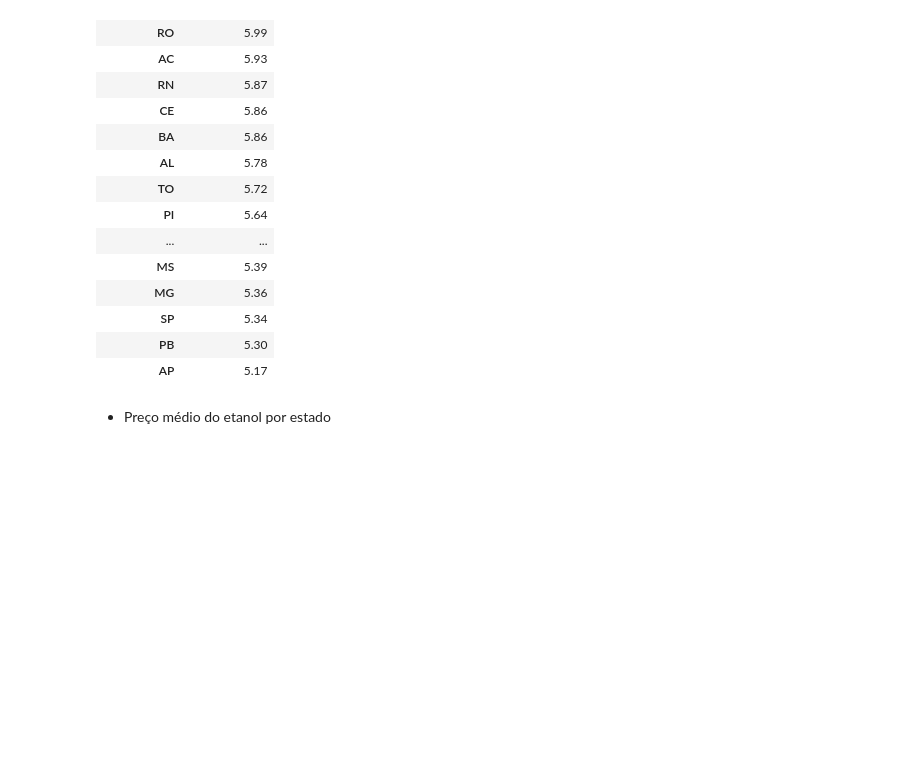
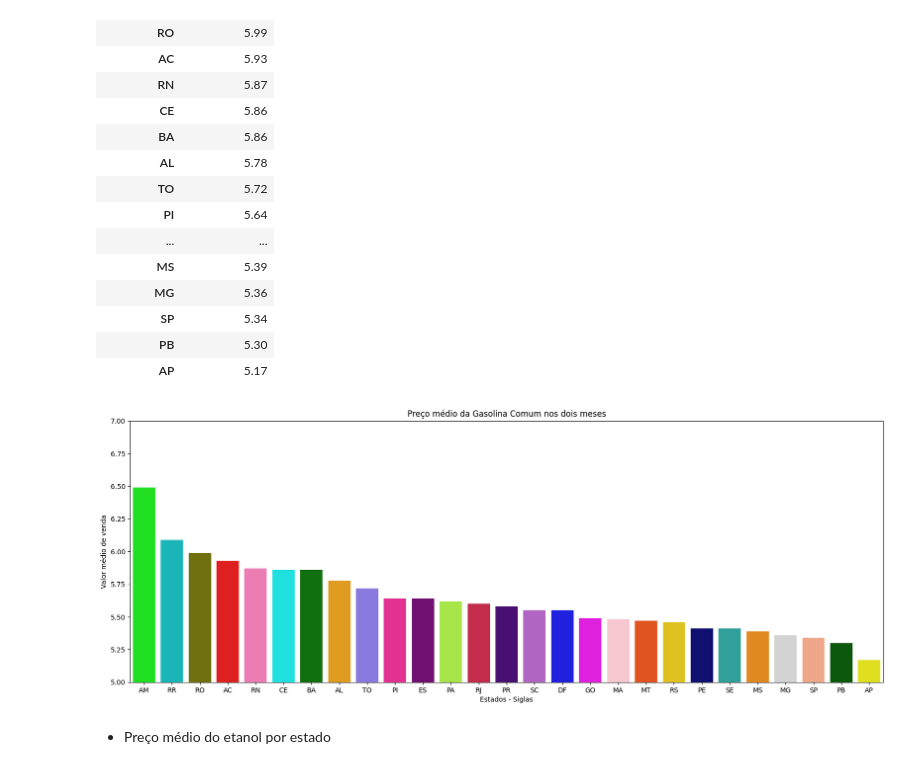
Before and after one commit to CassioRibeiro/PGM4, a Jupyter notebook: PGM4.ipynb, the cells around one changed output. Cells and saved outputs as stored; diff of their text form; code cells hidden in the pictures; blank space fills up the shorter version.

```diff
--- a/PGM4.ipynb
+++ b/PGM4.ipynb
@@ -171,6 +175,14 @@ preco_medio.plot.bar(color = 'black')
 ![image.png](embedded-picture-1)
 # %% [markdown]
 * Gasolina
+# %%
+# Criando um dicionário para atribuir uma cor para cada estado
+cores_estados = {'AC': '#FF0000', 'AL': '#FFA500', 'AP': '#FFFF00', 'AM': '#00FF00', 'BA': '#008000',
+                 'CE': '#00FFFF', 'DF': '#0000FF', 'ES': '#800080', 'GO': '#FF00FF', 'MA': '#FFC0CB',
+                 'MT': '#FF4500', 'MS': '#FF8C00', 'MG': 'lightgrey', 'PA': '#ADFF2F', 'PB': '#006400',
+                 'PR': '#4B0082', 'PE': '#000080', 'PI': '#FF1493', 'RJ': '#DC143C', 'RN': '#FF69B4',
+                 'RS': '#FFD700', 'RO': '#808000', 'RR': '#00CED1', 'SC': '#BA55D3', 'SP': '#FFA07A',
+                 'SE': '#20B2AA', 'TO': '#7B68EE'}
 # %%
 carogasolina = gasolina[['Estado - Sigla', 'Valor de Venda']].groupby('Estado - Sigla').mean().sort_values(by = 'Valor de Venda', ascending = False).round(2)
 carogasolina.iloc[:5]
@@ -233,6 +245,17 @@ carogasolina
 | SP | 5.34 |
 | PB | 5.30 |
 | AP | 5.17 |
+# %%
+# Gráfico pare representar o preço médio nesses dois meses
+plt.figure(figsize = (20,7))
+sns.barplot(x= carogasolina.index, y=carogasolina['Valor de Venda'], palette=cores_estados)
+plt.ylim(5,7)
+plt.title('Preço médio da Gasolina Comum nos dois meses')
+plt.xlabel('Estados - Siglas')
+plt.ylabel('Valor médio de venda')
+plt.show()
+# %% [output]
+[figure, added]
 # %% [markdown]
 * Preço médio do etanol por estado
 # %%
```
Also changed, not shown: parts of 70 cells of this notebook.
